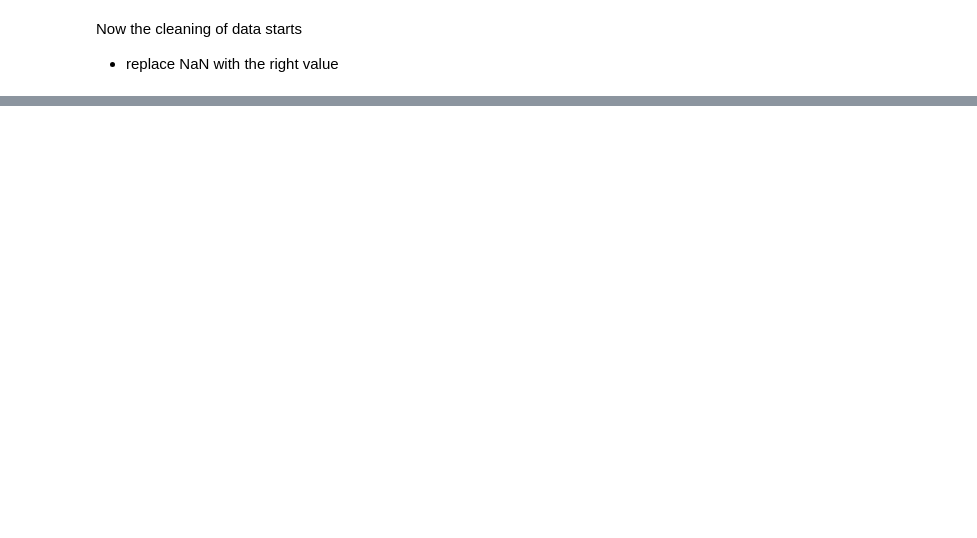
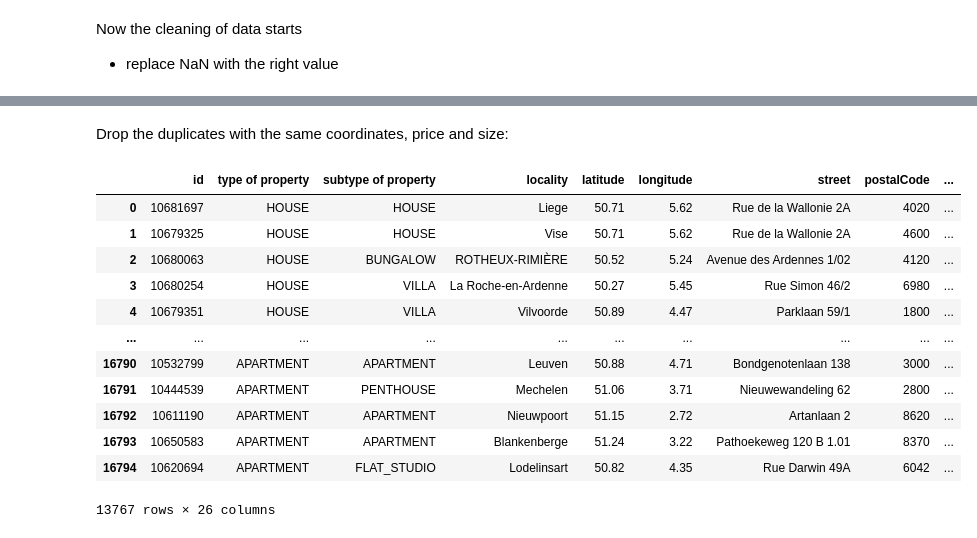
Before and after one commit to Spike815/Real_Estate_Analysis, a Jupyter notebook: Analysis.ipynb, the cells around one changed output, grey strips where cells are left out. Drawn from its saved outputs; the diff is of its cells as text; code cells hidden in the pictures; blank space fills up the shorter version.

```diff
--- a/Analysis.ipynb
+++ b/Analysis.ipynb
@@ -130,2 +114,24 @@ data.shape
+# %% [markdown]
+Drop the duplicates with the same coordinates, price and size:
+# %%
+#first filter out the duplicates in the list
+condition = data[["latitude","longitude","street","price","total property area"]].duplicated(keep=False)
+#pass the returned boolean to data, get the index of the duplicates
+data = data.drop(data[condition].index)
+display(data)
+# %% [output]
+|  | id | type of property | subtype of property | locality | latitude | longitude | street | postalCode | ... |
+| 0 | 10681697 | HOUSE | HOUSE | Liege | 50.71 | 5.62 | Rue de la Wallonie 2A | 4020 | ... |
+| 1 | 10679325 | HOUSE | HOUSE | Vise | 50.71 | 5.62 | Rue de la Wallonie 2A | 4600 | ... |
+| 2 | 10680063 | HOUSE | BUNGALOW | ROTHEUX-RIMIÈRE | 50.52 | 5.24 | Avenue des Ardennes 1/02 | 4120 | ... |
+| 3 | 10680254 | HOUSE | VILLA | La Roche-en-Ardenne | 50.27 | 5.45 | Rue Simon 46/2 | 6980 | ... |
+| 4 | 10679351 | HOUSE | VILLA | Vilvoorde | 50.89 | 4.47 | Parklaan 59/1 | 1800 | ... |
+| ... | ... | ... | ... | ... | ... | ... | ... | ... | ... |
+| 16790 | 10532799 | APARTMENT | APARTMENT | Leuven | 50.88 | 4.71 | Bondgenotenlaan 138 | 3000 | ... |
+| 16791 | 10444539 | APARTMENT | PENTHOUSE | Mechelen | 51.06 | 3.71 | Nieuwewandeling 62 | 2800 | ... |
+| 16792 | 10611190 | APARTMENT | APARTMENT | Nieuwpoort | 51.15 | 2.72 | Artanlaan 2 | 8620 | ... |
+| 16793 | 10650583 | APARTMENT | APARTMENT | Blankenberge | 51.24 | 3.22 | Pathoekeweg 120 B 1.01 | 8370 | ... |
+| 16794 | 10620694 | APARTMENT | FLAT_STUDIO | Lodelinsart | 50.82 | 4.35 | Rue Darwin 49A | 6042 | ... |
+13767 rows × 26 columns
 # %%
 #here we try to see the distribution per province
```
Also changed, not shown: parts of 7 cells of this notebook, 1 other file.
